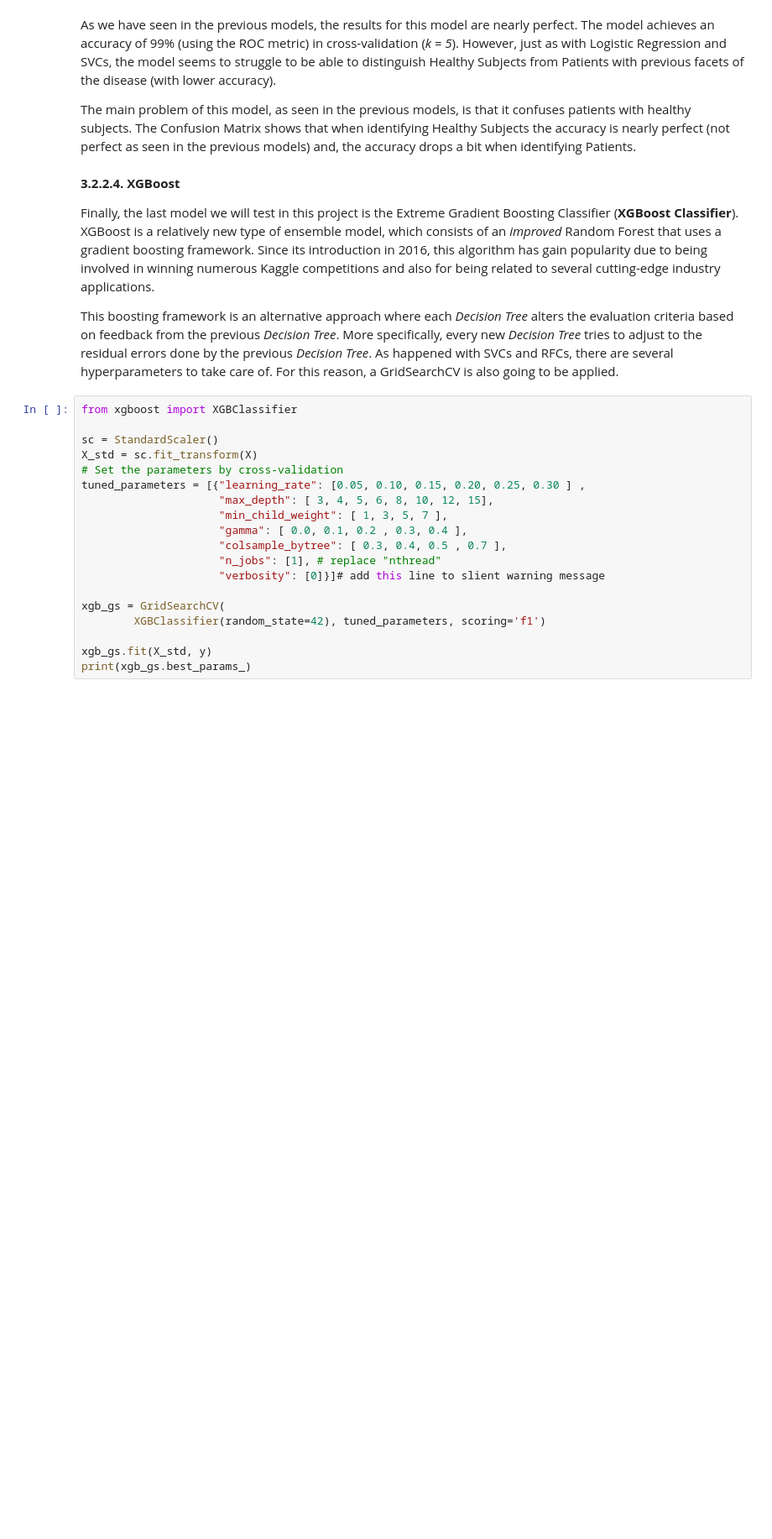
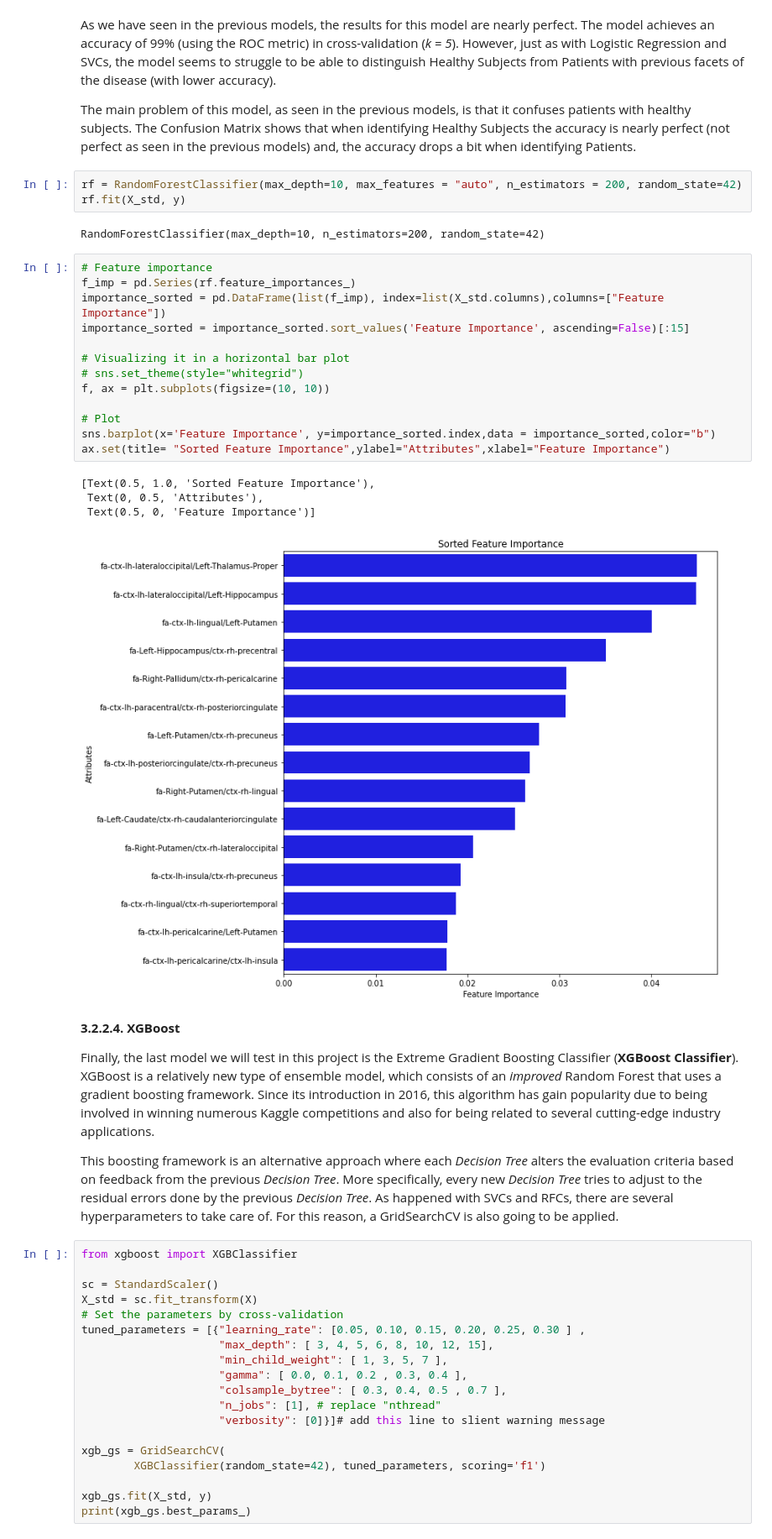
Before and after one commit to FrancescVP/Capstone_Project, a Jupyter notebook: TFM_final.ipynb, the cells around one changed output. Shown at 84% size. Saved outputs shown, nothing was run; the diff lists cells and outputs as text; blank space fills up the shorter version.

```diff
--- a/TFM_final.ipynb
+++ b/TFM_final.ipynb
@@ -784,6 +716,29 @@ e = evaluation(X_std, y, RandomForestClassifier(max_depth=10, max_features = "au
 As we have seen in the previous models, the results for this model are nearly perfect. The model achieves an accuracy of 99% (using the ROC metric) in cross-validation (*k = 5*). However, just as with Logistic Regression and SVCs, the model seems to struggle to be able to distinguish Healthy Subjects from Patients with previous facets of the disease (with lower accuracy).
 
 The main problem of this model, as seen in the previous models, is that it confuses patients with healthy subjects. The Confusion Matrix shows that when identifying Healthy Subjects the accuracy is nearly perfect (not perfect as seen in the previous models) and, the accuracy drops a bit when identifying Patients.
+# %%
+rf = RandomForestClassifier(max_depth=10, max_features = "auto", n_estimators = 200, random_state=42)
+rf.fit(X_std, y)
+# %% [output]
+RandomForestClassifier(max_depth=10, n_estimators=200, random_state=42)
+# %%
+# Feature importance
+f_imp = pd.Series(rf.feature_importances_)
+importance_sorted = pd.DataFrame(list(f_imp), index=list(X_std.columns),columns=["Feature Importance"])
+importance_sorted = importance_sorted.sort_values('Feature Importance', ascending=False)[:15]
+
+# Visualizing it in a horizontal bar plot
+# sns.set_theme(style="whitegrid")
+f, ax = plt.subplots(figsize=(10, 10))
+
+# Plot
+sns.barplot(x='Feature Importance', y=importance_sorted.index,data = importance_sorted,color="b")
+ax.set(title= "Sorted Feature Importance",ylabel="Attributes",xlabel="Feature Importance")
+# %% [output]
+[Text(0.5, 1.0, 'Sorted Feature Importance'),
+ Text(0, 0.5, 'Attributes'),
+ Text(0.5, 0, 'Feature Importance')]
+[figure, added]
 # %% [markdown]
 **3.2.2.4. XGBoost**
 
```
Also changed, not shown: parts of 50 cells of this notebook.
